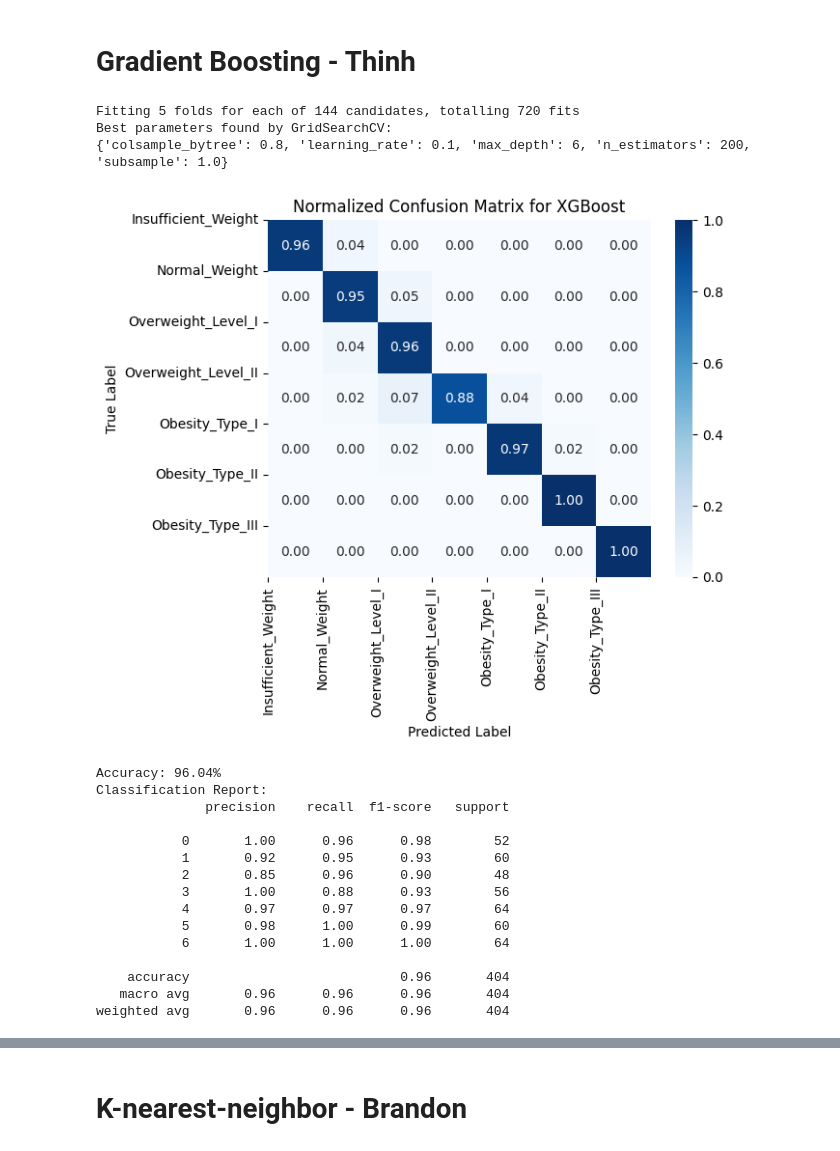
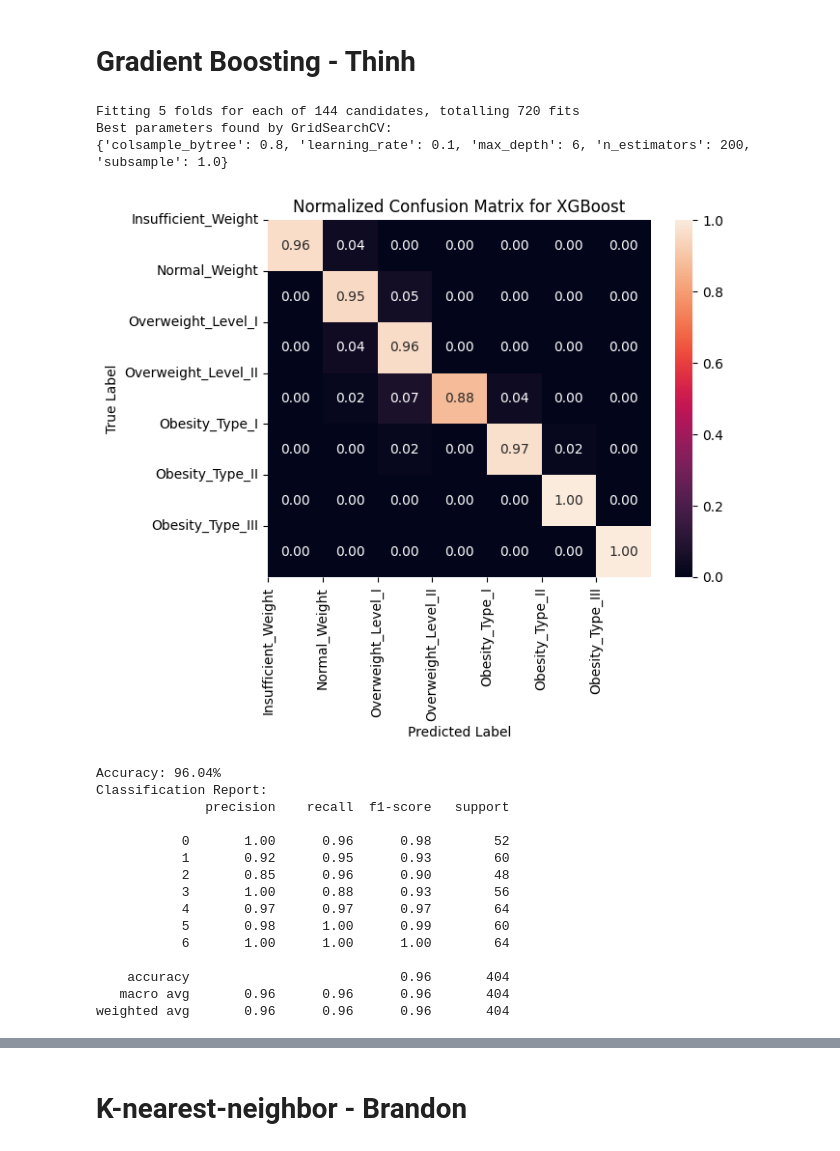
Before and after one commit to bkgeorgo/ECS171-Final-Website, a Jupyter notebook: ECS171_Group_31_Preprocessing_and_EDA.ipynb, the cells around one changed output, grey strips where cells are left out. Cells and saved outputs as stored; diff of their text form; code cells hidden in the pictures.

```diff
--- a/ECS171_Group_31_Preprocessing_and_EDA.ipynb
+++ b/ECS171_Group_31_Preprocessing_and_EDA.ipynb
@@ -1060,7 +1060,7 @@ xgb_matrix = confusion_matrix(y_test, y_pred)
 xgb_matrix_normalized = xgb_matrix.astype('float') / xgb_matrix.sum(axis=1)[:, np.newaxis]
 
 # Plot the normalized confusion matrix
-sns.heatmap(xgb_matrix_normalized, annot=True, cmap="Blues", fmt=".2f", xticklabels=np.unique(y_test), yticklabels=np.unique(y_test))
+sns.heatmap(xgb_matrix_normalized, annot=True, fmt=".2f", xticklabels=np.unique(y_test), yticklabels=np.unique(y_test))
 plt.xticks(np.arange(len(labels)), labels, rotation=90)
 plt.yticks(np.arange(len(labels)), labels, rotation=0)
 plt.xlabel('Predicted Label')
@@ -1101,34 +1101,34 @@ plt.ylim([0.0, 1.05])
 plt.xlabel("False Positive Rate")
 plt.ylabel("True Positive Rate")
 plt.title("ROC Curve for Multi-Class XGBoost Model")
 plt.legend(loc="lower right")
 plt.show()
 
 # Evaluate on the training set
 y_train_pred = best_xgb_clf.predict(X_train)
 
 # Training metrics
 train_accuracy = accuracy_score(y_train, y_train_pred)
 print(f"Training Accuracy: {train_accuracy * 100:.2f}%")
 
 train_classification_report = classification_report(y_train, y_train_pred, target_names=np.unique(y_test).astype(str))
 print("Training Classification Report:")
 print(train_classification_report)
 
 # Evaluate on the test set
 test_accuracy = accuracy_score(y_test, y_pred)
 print(f"Test Accuracy: {test_accuracy * 100:.2f}%")
 
 # Overfitting Analysis
 if train_accuracy - test_accuracy > 0.1:  # 10% threshold, adjust as needed
     print("Potential overfitting detected: High training accuracy but lower test accuracy.")
 else:
     print("No significant overfitting detected.")
 # %% [output]
 Fitting 5 folds for each of 144 candidates, totalling 720 fits
 Best parameters found by GridSearchCV:
 {'colsample_bytree': 0.8, 'learning_rate': 0.1, 'max_depth': 6, 'n_estimators': 200, 'subsample': 1.0}
-[figure, old version]
+[figure, new version]
 Accuracy: 96.04%
 Classification Report:
               precision    recall  f1-score   support
```
Also changed, not shown: parts of 2 cells of this notebook.
